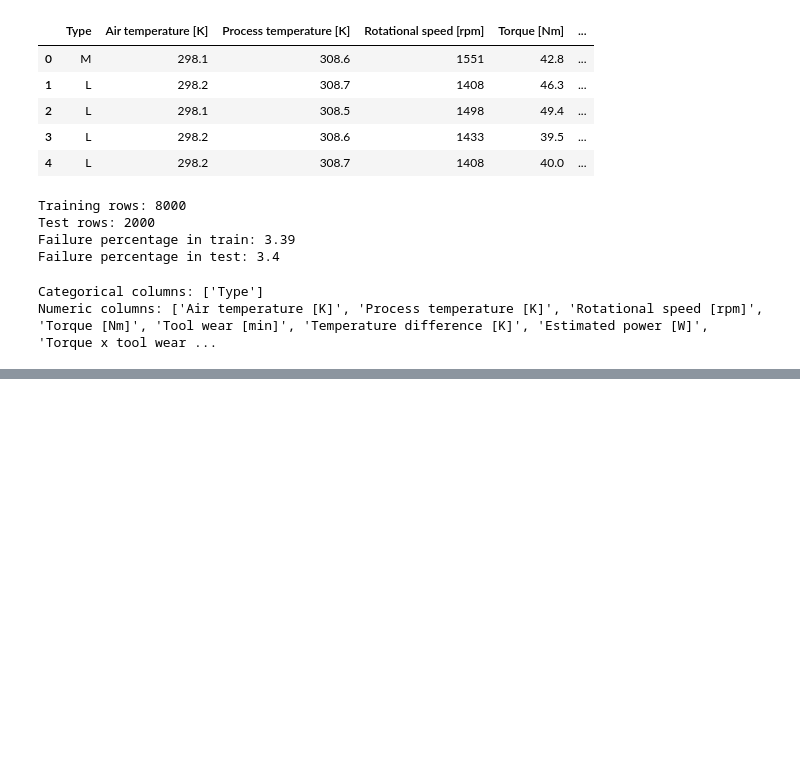
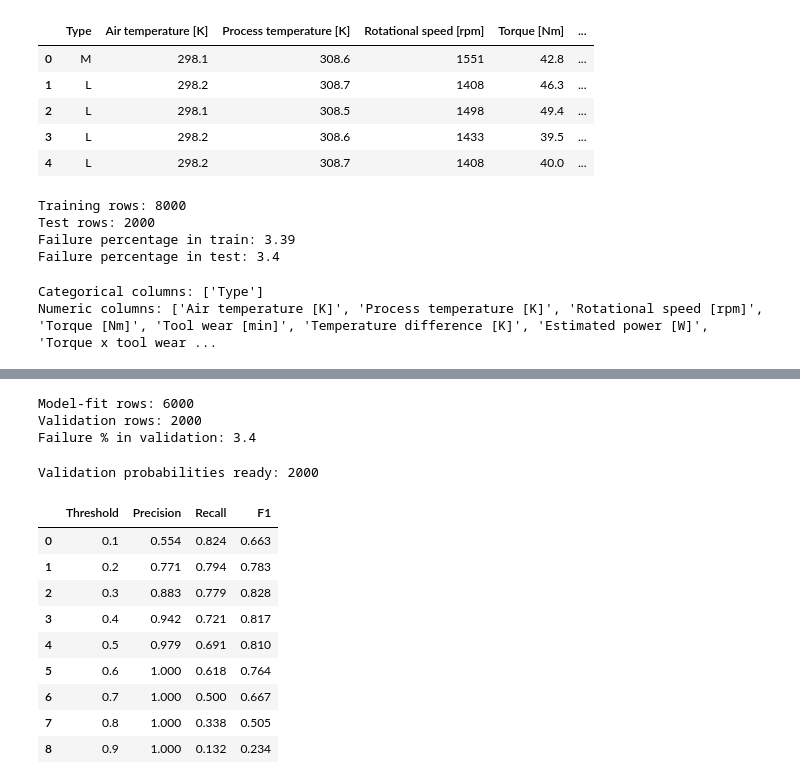
Before and after one commit to palamankumar688-lgtm/industrial-machine-failure-prediction, a Jupyter notebook: Industrial_Machine_Failure_Prediction.ipynb, the cells around one changed output, grey strips where cells are left out. Drawn from its saved outputs; the diff is of its cells as text; code cells hidden in the pictures; blank space fills up the shorter version.

```diff
--- a/Industrial_Machine_Failure_Prediction.ipynb
+++ b/Industrial_Machine_Failure_Prediction.ipynb
@@ -231,0 +476,67 @@ Numeric columns: ['Air temperature [K]', 'Process temperature [K]', 'Rotational
+# %%
+from sklearn.model_selection import train_test_split
+
+X_fit, X_valid, y_fit, y_valid = train_test_split(
+    X_train,
+    y_train,
+    test_size=0.25,
+    random_state=42,
+    stratify=y_train
+)
+
+print("Model-fit rows:", X_fit.shape[0])
+print("Validation rows:", X_valid.shape[0])
+print("Failure % in validation:", round(y_valid.mean() * 100, 2))
+# %% [output]
+Model-fit rows: 6000
+Validation rows: 2000
+Failure % in validation: 3.4
+# %%
+from sklearn.base import clone
+from sklearn.pipeline import Pipeline
+from sklearn.ensemble import RandomForestClassifier
+
+validation_rf_model = Pipeline(steps=[
+    ("preprocessor", clone(preprocessor)),
+    ("classifier", RandomForestClassifier(
+        n_estimators=200,
+        class_weight="balanced",
+        random_state=42,
+        n_jobs=-1
+    ))
+])
+
+validation_rf_model.fit(X_fit, y_fit)
+valid_prob = validation_rf_model.predict_proba(X_valid)[:, 1]
+
+print("Validation probabilities ready:", len(valid_prob))
+# %% [output]
+Validation probabilities ready: 2000
+# %%
+from sklearn.metrics import precision_score, recall_score, f1_score
+
+threshold_rows = []
+
+for threshold in [0.10, 0.20, 0.30, 0.40, 0.50, 0.60, 0.70, 0.80, 0.90]:
+    valid_pred_at_threshold = (valid_prob >= threshold).astype(int)
+
+    threshold_rows.append({
+        "Threshold": threshold,
+        "Precision": precision_score(y_valid, valid_pred_at_threshold, zero_division=0),
+        "Recall": recall_score(y_valid, valid_pred_at_threshold, zero_division=0),
+        "F1": f1_score(y_valid, valid_pred_at_threshold, zero_division=0)
+    })
+
+threshold_table = pd.DataFrame(threshold_rows)
+display(threshold_table.round(3))
+# %% [output]
+|  | Threshold | Precision | Recall | F1 |
+| 0 | 0.1 | 0.554 | 0.824 | 0.663 |
+| 1 | 0.2 | 0.771 | 0.794 | 0.783 |
+| 2 | 0.3 | 0.883 | 0.779 | 0.828 |
+| 3 | 0.4 | 0.942 | 0.721 | 0.817 |
+| 4 | 0.5 | 0.979 | 0.691 | 0.810 |
+| 5 | 0.6 | 1.000 | 0.618 | 0.764 |
+| 6 | 0.7 | 1.000 | 0.500 | 0.667 |
+| 7 | 0.8 | 1.000 | 0.338 | 0.505 |
+| 8 | 0.9 | 1.000 | 0.132 | 0.234 |
```
Also changed, not shown: parts of 23 cells of this notebook.
